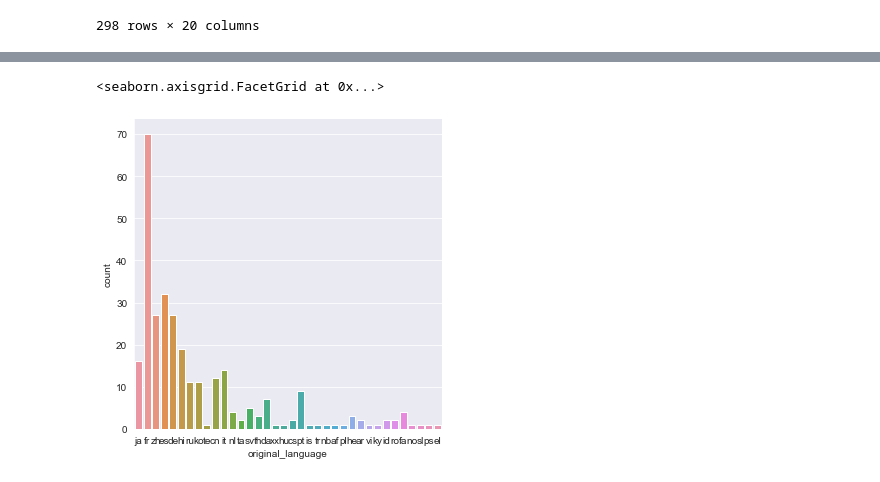
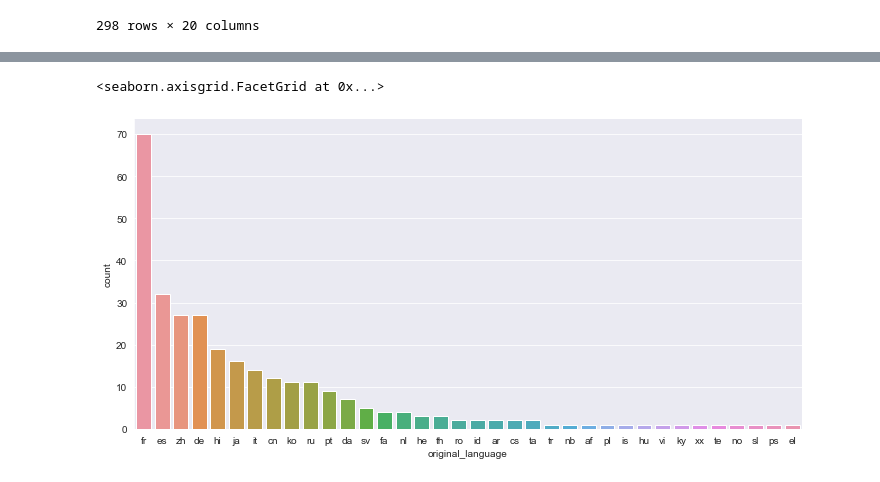
Before and after one commit to Leonerdo15/Data_Science, a Jupyter notebook: 3_Vizualizacao de dados/Variaveis.ipynb, the cells around one changed output, grey strips where cells are left out. Saved outputs shown, nothing was run; the diff lists cells and outputs as text; code cells hidden in the pictures.

```diff
--- a/3_Vizualizacao de dados/Variaveis.ipynb
+++ b/3_Vizualizacao de dados/Variaveis.ipynb
@@ -142,5 +182,5 @@ filmes_sem_lingua_original_em_ingles
 # %%
-sns.catplot(x="original_language",kind="count", data = filmes_sem_lingua_original_em_ingles)
+sns.catplot(x="original_language",kind="count", data = filmes_sem_lingua_original_em_ingles, aspect=2,order= filmes_sem_lingua_original_em_ingles.original_language.value_counts().index)
 # %% [output]
 <seaborn.axisgrid.FacetGrid at 0x...>
-[figure, old version]
+[figure, new version]
```
Also changed, not shown: parts of 3 cells of this notebook, 1 other file.
